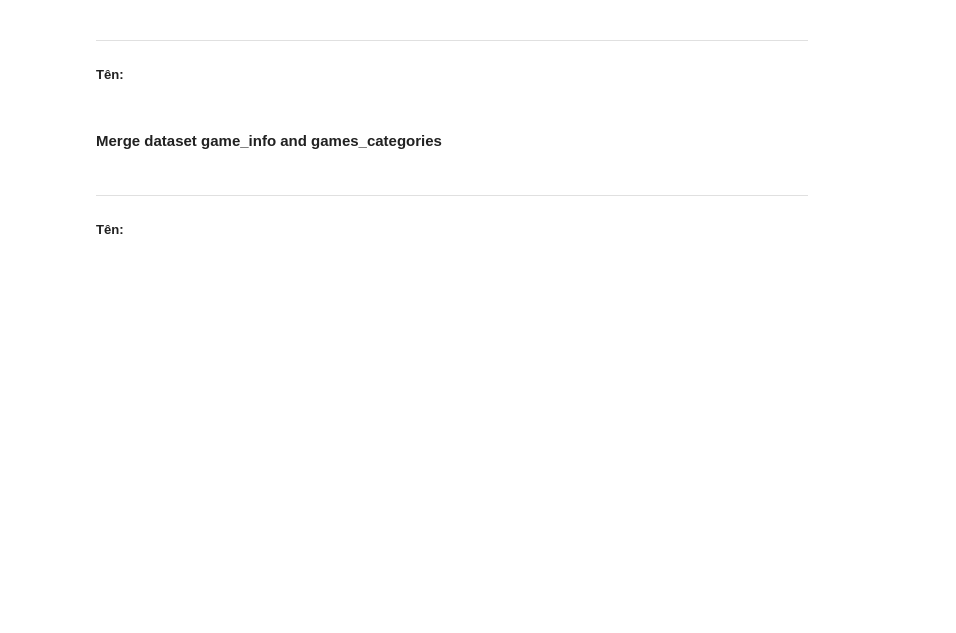
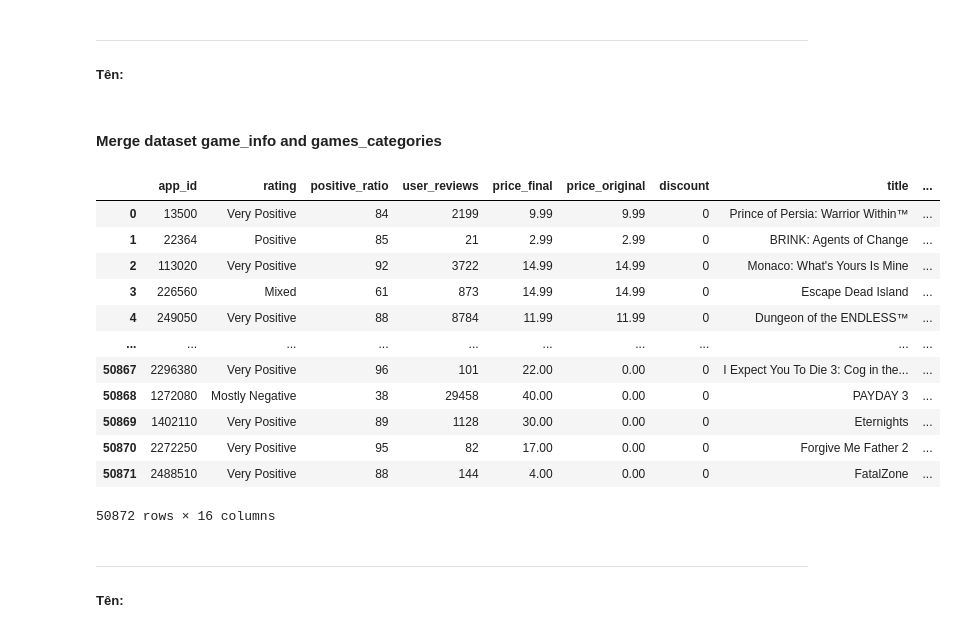
Before and after one commit to ThxgHntr/steam-games-data-analysis, a Jupyter notebook: final_project.ipynb, the cells around one changed output. Saved outputs shown, nothing was run; the diff lists cells and outputs as text; code cells hidden in the pictures; blank space fills up the shorter version.

```diff
--- a/final_project.ipynb
+++ b/final_project.ipynb
@@ -242,7 +243,7 @@ df_categories_copy = df_categories.copy()
 ### Issue 1: Datasets games_info - Cột Rating, positive_ratio, user_reviews, price_final, price_original và discount xuất hiện giá trị null, kiểu dữ liệu cột positive_ratio, user_reviews, discount không phù hợp
 # %%
 # In the rating column, replace the null value with the value that appears most often
-df_info['rating'].fillna(df_info['rating'].mode()[0], inplace=True)
+df_info_copy['rating'].fillna(df_info_copy['rating'].mode()[0], inplace=True)
 # %% [output]
 The behavior will change in pandas 3.0. This inplace method will never work because the intermediate object on which we are setting values always behaves as a copy.
 
@@ -356,7 +357,22 @@ df_merge_1 = pd.merge(df_info_copy, df_platforms_copy, on='app_id')
 #### Merge dataset game_info and games_categories
 # %%
 # merge dataset games_info and games_categories on app_id
-df_merge_2 = pd.merge(df_merge_1, df_categories)
+df_merge_2 = pd.merge(df_merge_1, df_categories, on='app_id')
+df_merge_2
+# %% [output]
+|  | app_id | rating | positive_ratio | user_reviews | price_final | price_original | discount | title | ... |
+| 0 | 13500 | Very Positive | 84 | 2199 | 9.99 | 9.99 | 0 | Prince of Persia: Warrior Within™ | ... |
+| 1 | 22364 | Positive | 85 | 21 | 2.99 | 2.99 | 0 | BRINK: Agents of Change | ... |
+| 2 | 113020 | Very Positive | 92 | 3722 | 14.99 | 14.99 | 0 | Monaco: What's Yours Is Mine | ... |
+| 3 | 226560 | Mixed | 61 | 873 | 14.99 | 14.99 | 0 | Escape Dead Island | ... |
+| 4 | 249050 | Very Positive | 88 | 8784 | 11.99 | 11.99 | 0 | Dungeon of the ENDLESS™ | ... |
+| ... | ... | ... | ... | ... | ... | ... | ... | ... | ... |
+| 50867 | 2296380 | Very Positive | 96 | 101 | 22.00 | 0.00 | 0 | I Expect You To Die 3: Cog in the... | ... |
+| 50868 | 1272080 | Mostly Negative | 38 | 29458 | 40.00 | 0.00 | 0 | PAYDAY 3 | ... |
+| 50869 | 1402110 | Very Positive | 89 | 1128 | 30.00 | 0.00 | 0 | Eternights | ... |
+| 50870 | 2272250 | Very Positive | 95 | 82 | 17.00 | 0.00 | 0 | Forgive Me Father 2 | ... |
+| 50871 | 2488510 | Very Positive | 88 | 144 | 4.00 | 0.00 | 0 | FatalZone | ... |
+50872 rows × 16 columns
 # %% [markdown]
 ---
 ##### Tên:
```
Also changed, not shown: parts of 11 cells of this notebook.
